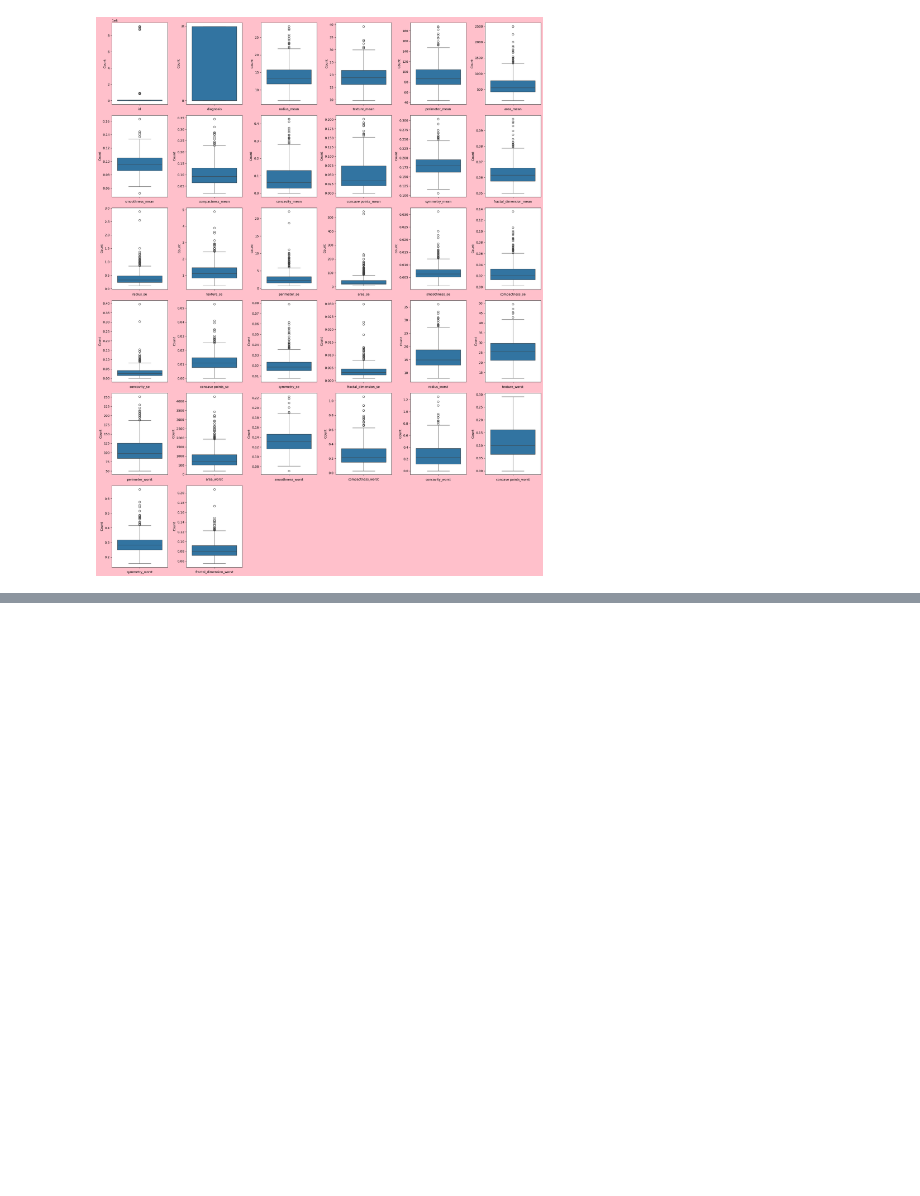
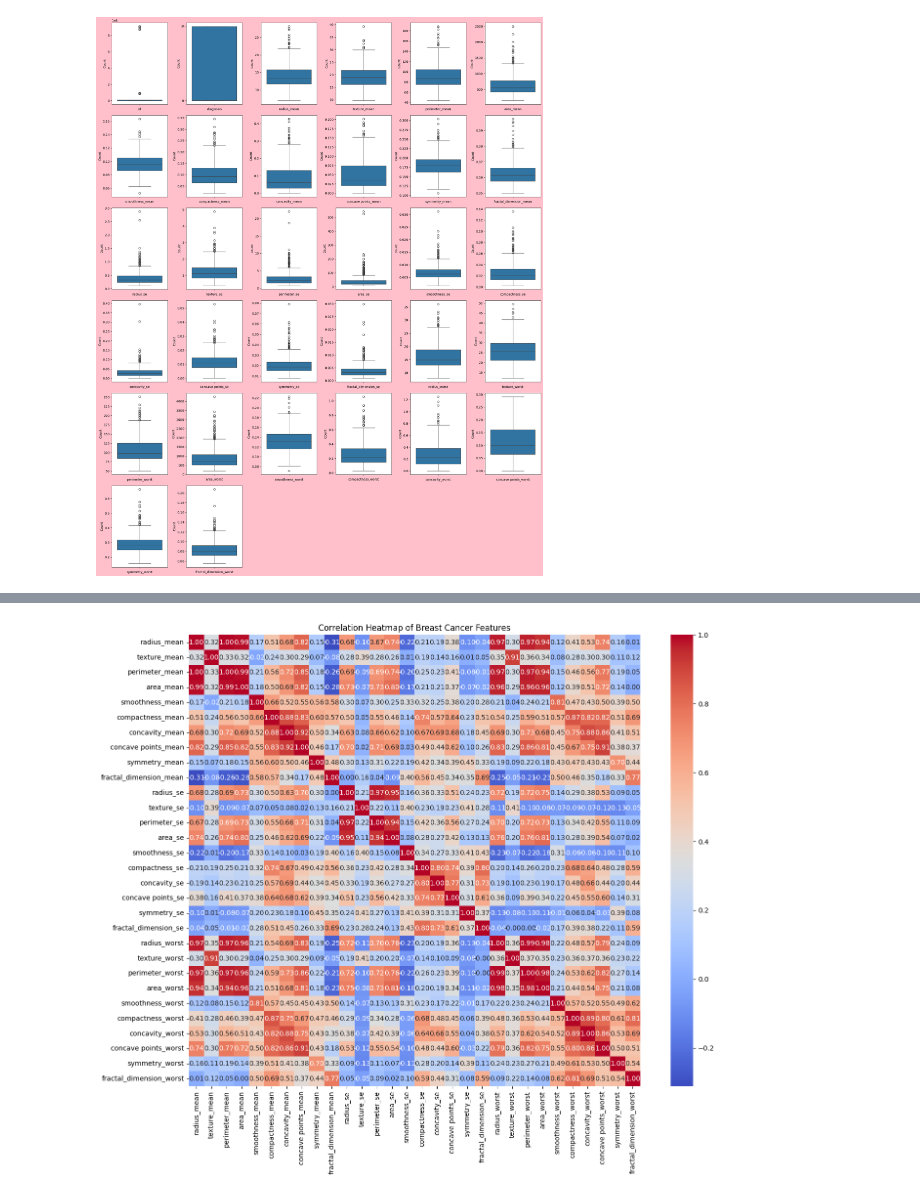
Before and after one commit to Aditya190704/Supervised_Learning_Practice, a Jupyter notebook: Logistic Regression/Breast_Cancer_Detection/BreastCancer.ipynb, the cells around one changed output, grey strips where cells are left out. Saved outputs shown, nothing was run; the diff lists cells and outputs as text; code cells hidden in the pictures; blank space fills up the shorter version.

```diff
--- a/Logistic Regression/Breast_Cancer_Detection/BreastCancer.ipynb
+++ b/Logistic Regression/Breast_Cancer_Detection/BreastCancer.ipynb
@@ -150,0 +159,11 @@ plt.tight_layout()
+# %%
+data_numeric = data.drop(columns=['id', 'diagnosis'])  # if diagnosis is not numeric
+# %%
+correlation_matrix = data_numeric.corr()
+# %%
+plt.figure(figsize=(16, 12))
+sns.heatmap(correlation_matrix, annot=True, fmt='.2f', cmap='coolwarm', square=True)
+plt.title('Correlation Heatmap of Breast Cancer Features')
+plt.show()
+# %% [output]
+[figure, added]
```
Also changed, not shown: parts of 21 cells of this notebook.
